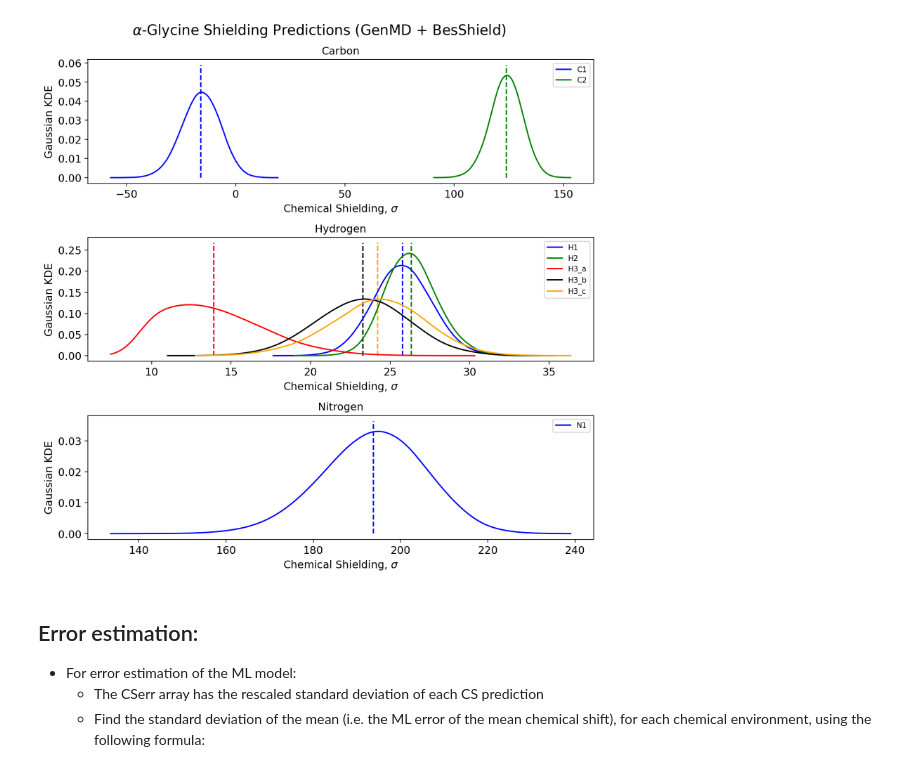
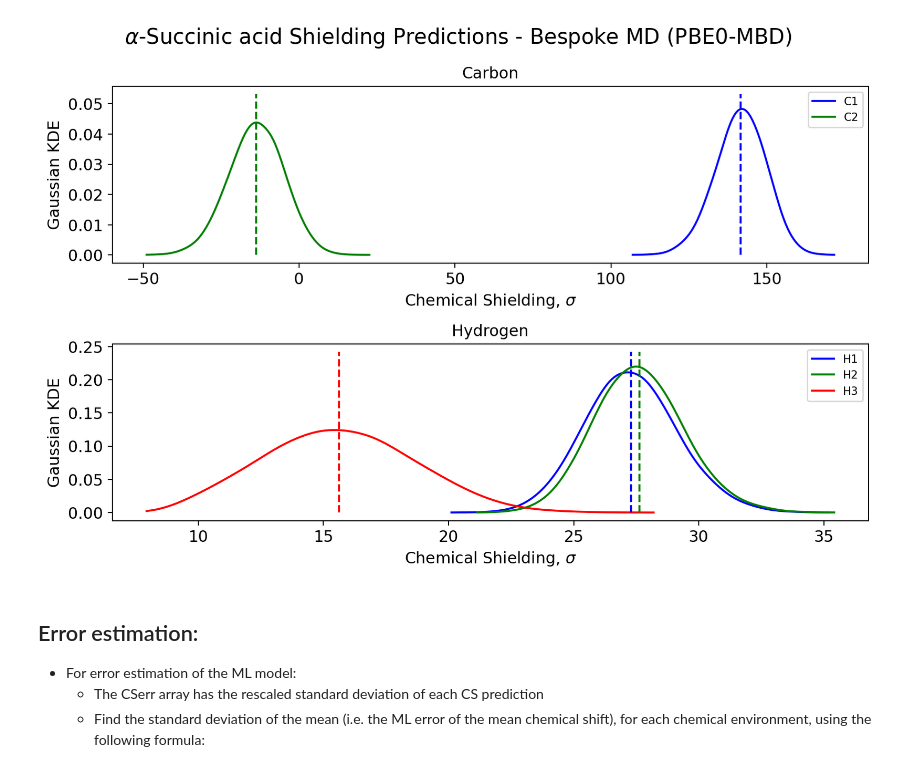
Before and after one commit to victorprincipe/genshift, a Jupyter notebook: plots/plottings.ipynb, the cells around one changed output. Cells and saved outputs as stored; diff of their text form; code cells hidden in the pictures.

```diff
--- a/plots/plottings.ipynb
+++ b/plots/plottings.ipynb
@@ -924,0 +639,29 @@ array([[<AxesSubplot:title={'center':'C1'}>]], dtype=object)
+# %%
+ben_I_mbd=remove_zeros(process_benzene_I('../besmd_besshield/PI_NVT/benzene_I/shieldings.csv'))
+ben_II_mbd=remove_zeros(process_benzene_II('../besmd_besshield/PI_NVT/benzene_II/shieldings.csv'))
+suc_a_mbd=remove_zeros(process_succinic_alpha('../besmd_besshield/PI_NVT/succinic_alpha/shieldings.csv'))
+suc_b_mbd=remove_zeros(process_succinic_beta('../besmd_besshield/PI_NVT/succinic_beta/shieldings.csv'))
+gly_a_mbd=remove_zeros(process_glycine_alpha('../besmd_besshield/PI_NVT/glycine_alpha/shieldings.csv'))
+gly_b_mbd=remove_zeros(process_glycine_beta('../besmd_besshield/PI_NVT/glycine_beta/shieldings.csv'))
+gly_g_mbd=remove_zeros(process_glycine_gamma('../besmd_besshield/PI_NVT/glycine_gamma/shieldings.csv'))
+ben_I_ts=remove_zeros(process_benzene_I('../besmd_besshield/PI_NVT_PBE-TS/benzene_I/shieldings.csv'))
+ben_II_ts=remove_zeros(process_benzene_II('../besmd_besshield/PI_NVT_PBE-TS/benzene_II/shieldings.csv'))
+suc_a_ts=remove_zeros(process_succinic_alpha('../besmd_besshield/PI_NVT_PBE-TS/succinic_alpha/shieldings.csv'))
+suc_b_ts=remove_zeros(process_succinic_beta('../besmd_besshield/PI_NVT_PBE-TS/succinic_beta/shieldings.csv'))
+gly_a_ts=remove_zeros(process_glycine_alpha('../besmd_besshield/PI_NVT_PBE-TS/glycine_alpha/shieldings.csv'))
+gly_b_ts=remove_zeros(process_glycine_beta('../besmd_besshield/PI_NVT_PBE-TS/glycine_beta/shieldings.csv'))
+gly_g_ts=remove_zeros(process_glycine_gamma('../besmd_besshield/PI_NVT_PBE-TS/glycine_gamma/shieldings.csv'))
+ben_I_gen=remove_zeros(process_benzene_I('../genmd_besshield/PI_NVT/benzene_I/shieldings.csv'))
+ben_II_gen=remove_zeros(process_benzene_II('../genmd_besshield/PI_NVT/benzene_II/shieldings.csv'))
+suc_a_gen=remove_zeros(process_succinic_alpha('../genmd_besshield/PI_NVT/succinic_alpha/shieldings.csv'))
+suc_b_gen=remove_zeros(process_succinic_beta('../genmd_besshield/PI_NVT/succinic_beta/shieldings.csv'))
+gly_a_gen=remove_zeros(process_glycine_alpha('../genmd_besshield/PI_NVT/glycine_alpha/shieldings.csv'))
+gly_b_gen=remove_zeros(process_glycine_beta('../genmd_besshield/PI_NVT/glycine_beta/shieldings.csv'))
+gly_g_gen=remove_zeros(process_glycine_gamma('../genmd_besshield/PI_NVT/glycine_gamma/shieldings.csv'))
+ben_I_gen_mbd=remove_zeros(process_benzene_I('../genmd_besshield/PI_NVT_PBE0/benzene_I/shieldings.csv'))
+ben_II_gen_mbd=remove_zeros(process_benzene_II('../genmd_besshield/PI_NVT_PBE0/benzene_II/shieldings.csv'))
+suc_a_gen_mbd=remove_zeros(process_succinic_alpha('../genmd_besshield/PI_NVT_PBE0/succinic_alpha/shieldings.csv'))
+suc_b_gen_mbd=remove_zeros(process_succinic_beta('../genmd_besshield/PI_NVT_PBE0/succinic_beta/shieldings.csv'))
+gly_a_gen_mbd=remove_zeros(process_glycine_alpha('../genmd_besshield/PI_NVT_PBE0/glycine_alpha/shieldings.csv'))
+gly_b_gen_mbd=remove_zeros(process_glycine_beta('../genmd_besshield/PI_NVT_PBE0/glycine_beta/shieldings.csv'))
+gly_g_gen_mbd=remove_zeros(process_glycine_gamma('../genmd_besshield/PI_NVT_PBE0/glycine_gamma/shieldings.csv'))
@@ -997,6 +758,6 @@ def plot_shieldings(df, title):
     fig.tight_layout()
     return fig
 # %%
-shieldings = plot_shieldings(gly_a_genmd_besshield, title=r'$\alpha$-Glycine Shielding Predictions (GenMD + BesShield)')
+shieldings = plot_shieldings(suc_a_mbd, title=r'$\alpha$-Succinic acid Shielding Predictions - Bespoke MD (PBE0-MBD)')
 # %% [output]
-[figure, old version]
+[figure, new version]
```
Also changed, not shown: parts of 32 cells of this notebook, 8 other files.
